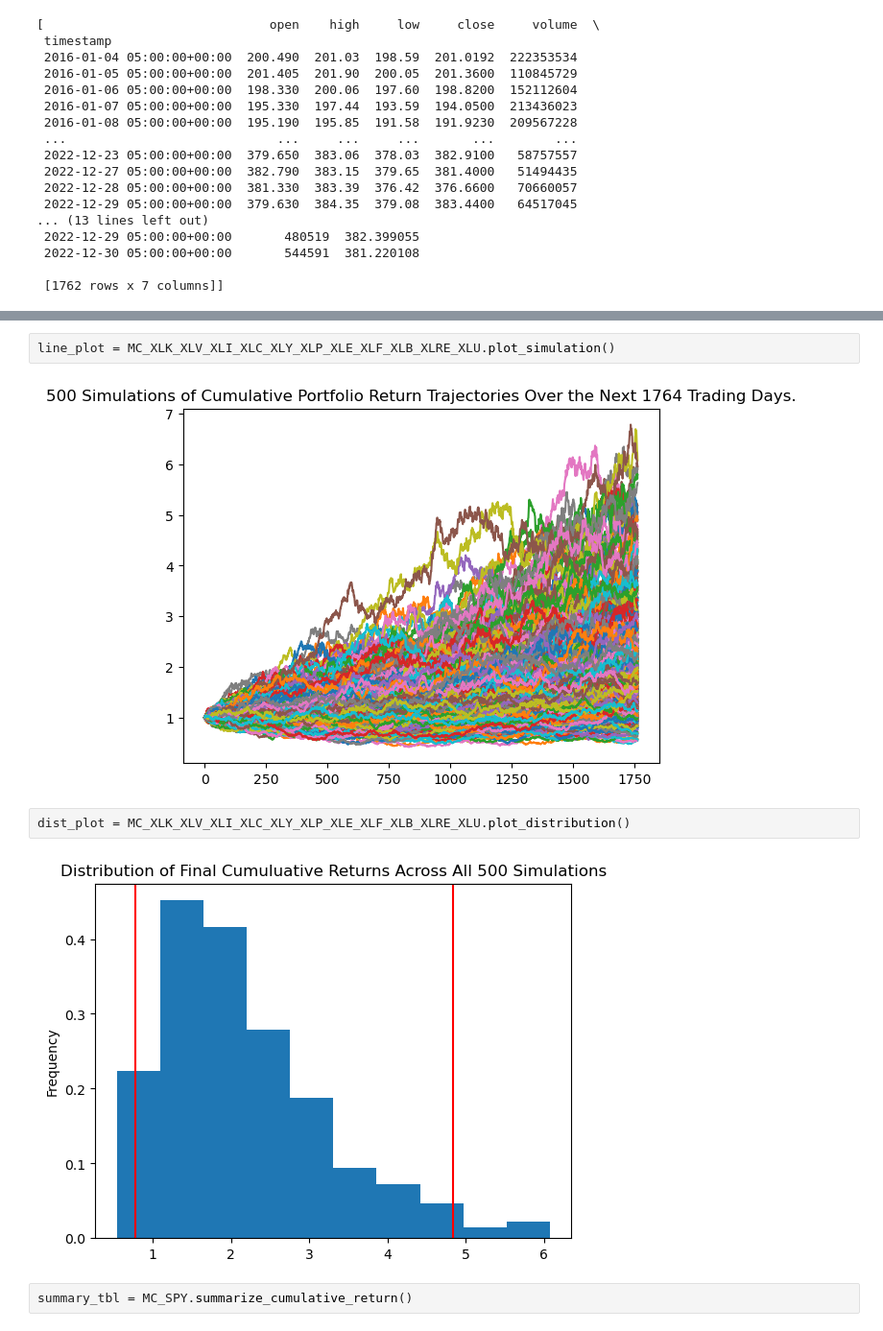
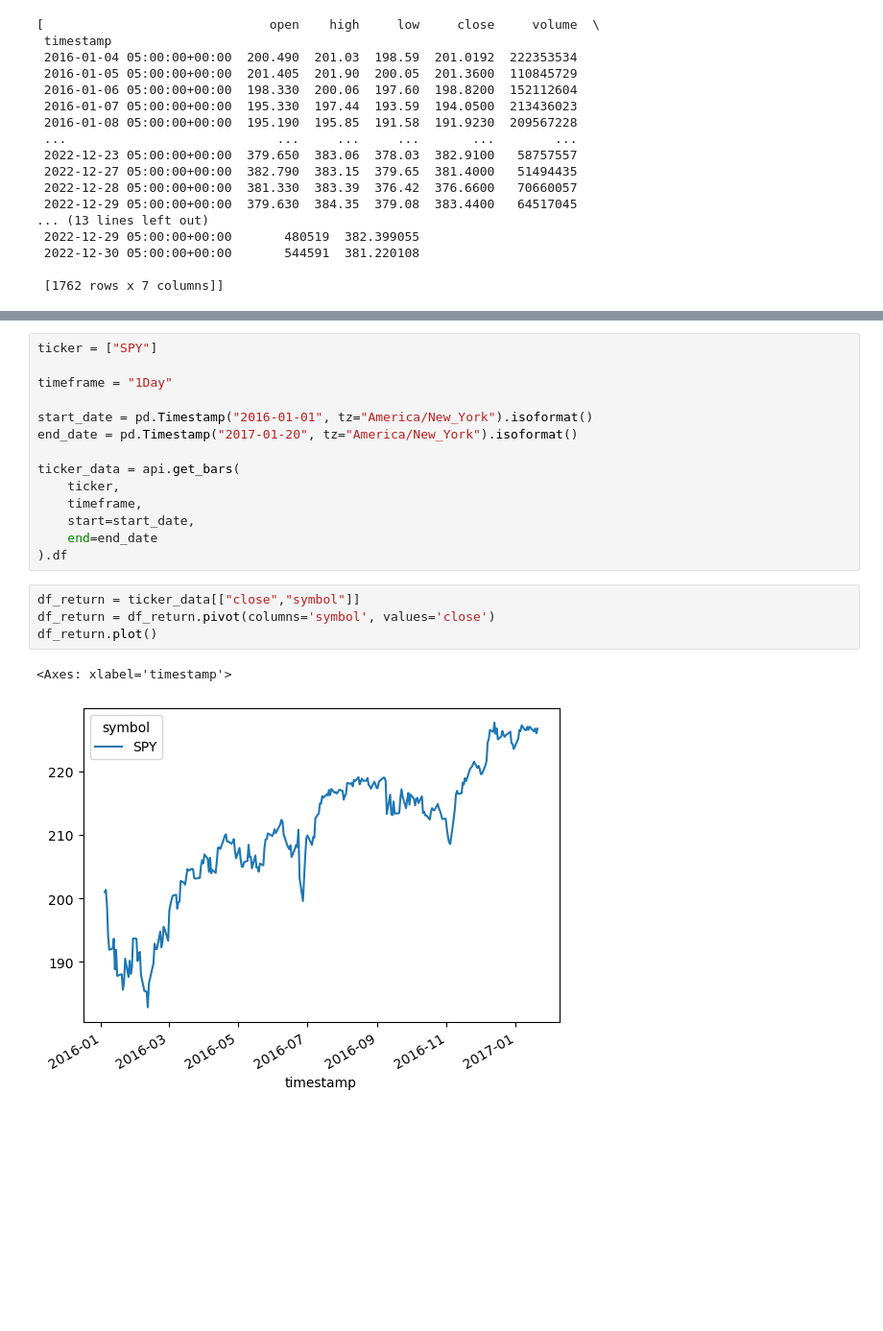
Before and after one commit to Izzlyb/UM_FinTech_BC_Project_1_G2, a Jupyter notebook: sp500updated.ipynb, the cells around one changed output, grey strips where cells are left out. Shown at 96% size. Saved outputs shown, nothing was run; the diff lists cells and outputs as text; blank space fills up the shorter version.

```diff
--- a/sp500updated.ipynb
+++ b/sp500updated.ipynb
@@ -384,10 +125,21 @@ df_simulated_returns[['mean', 'median']].plot(title= "Simulated Cumulative Retur
-# %%
-line_plot = MC_XLK_XLV_XLI_XLC_XLY_XLP_XLE_XLF_XLB_XLRE_XLU.plot_simulation()
-# %% [output]
-[figure, removed]
-# %%
-dist_plot = MC_XLK_XLV_XLI_XLC_XLY_XLP_XLE_XLF_XLB_XLRE_XLU.plot_distribution()
-# %% [output]
-[figure, removed]
-# %%
-summary_tbl = MC_SPY.summarize_cumulative_return()
+# %%
+ticker = ["SPY"]
+
+timeframe = "1Day"
+
+start_date = pd.Timestamp("2016-01-01", tz="America/New_York").isoformat()
+end_date = pd.Timestamp("2017-01-20", tz="America/New_York").isoformat()
+
+ticker_data = api.get_bars(
+    ticker,
+    timeframe,
+    start=start_date,
+    end=end_date
+).df
+# %%
+df_return = ticker_data[["close","symbol"]]
+df_return = df_return.pivot(columns='symbol', values='close')
+df_return.plot()
+# %% [output]
+<Axes: xlabel='timestamp'>
+[figure, added]
```
Also changed, not shown: parts of 40 cells of this notebook.
